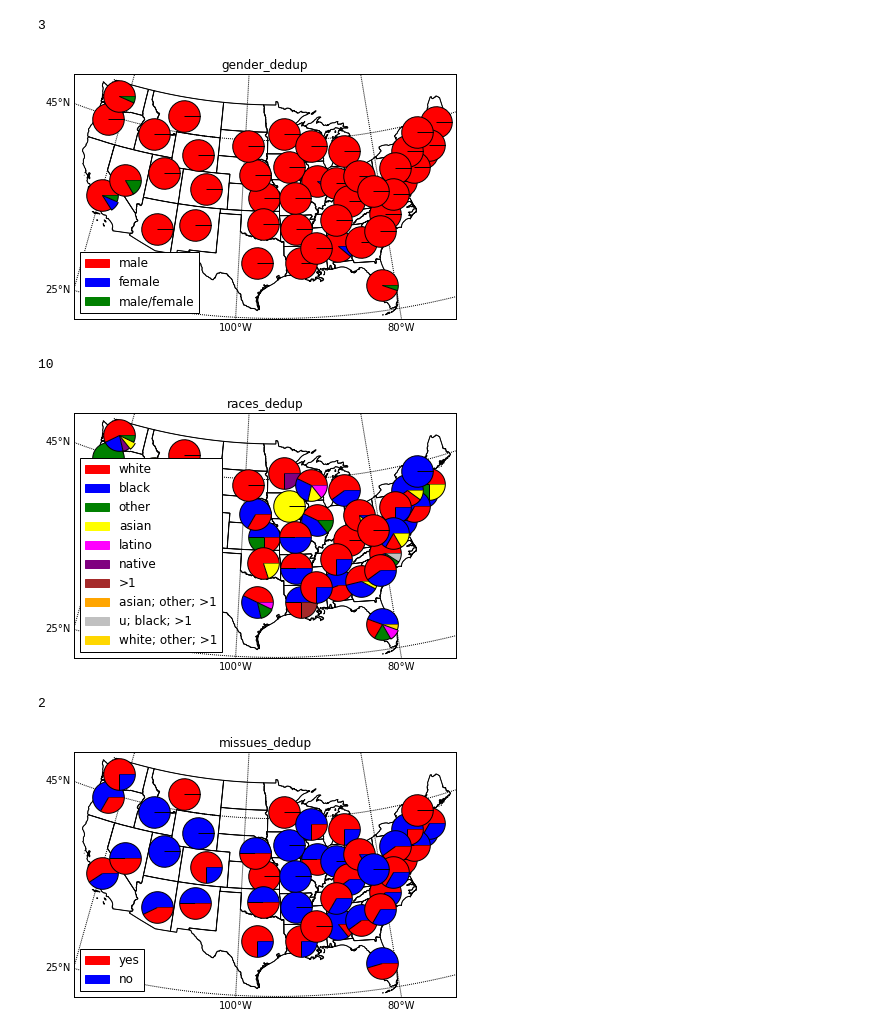
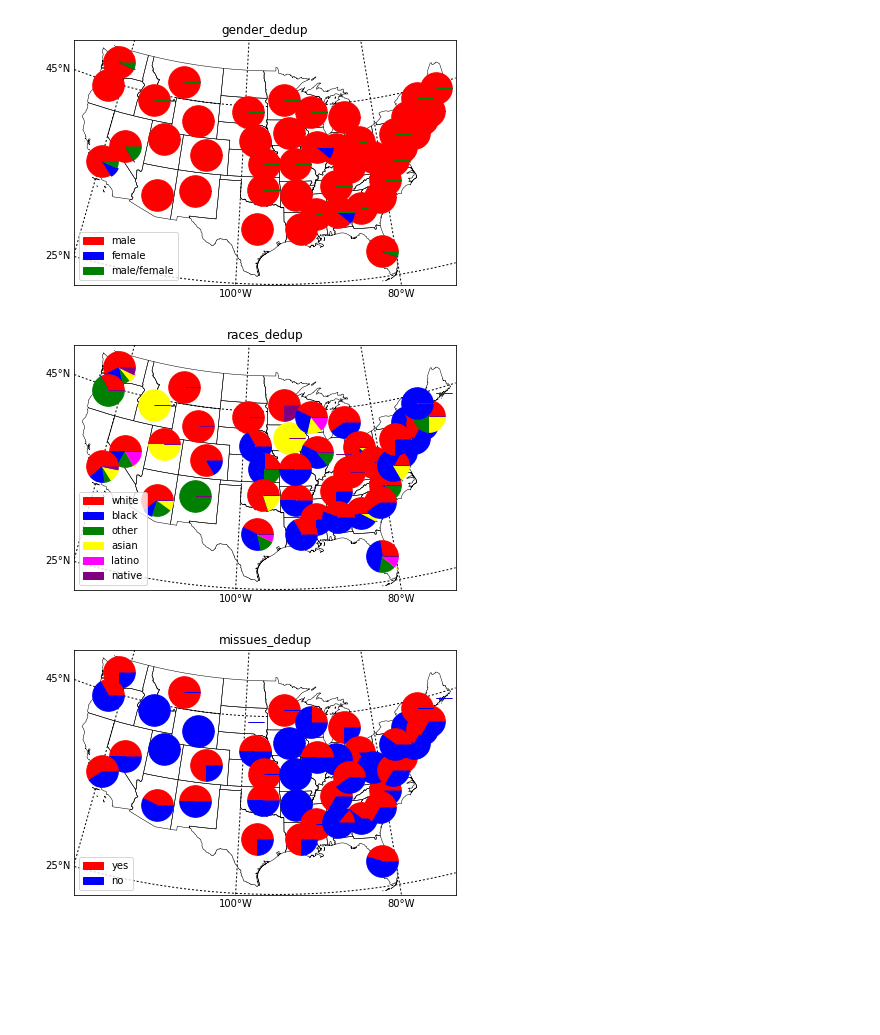
Before and after one commit to BlueEyedHush/us-mass-shootings, a Jupyter notebook: preliminary-analysis/geopiecharts.ipynb, the cells around one changed output. Saved outputs shown, nothing was run; the diff lists cells and outputs as text; code cells hidden in the pictures; blank space fills up the shorter version.

Commit message:
refreshing plots

```diff
--- a/preliminary-analysis/geopiecharts.ipynb
+++ b/preliminary-analysis/geopiecharts.ipynb
@@ -8,11 +11,8 @@ from pie_on_map import plotit
 cols = ['gender_dedup', 'races_dedup', 'missues_dedup']
 # %%
 for c in cols:
-    plotit(c)
+    plotit(c, "")
 # %% [output]
-3
-[figure, old version]
+[figure, new version]
-10
-[figure, old version]
+[figure, new version]
-2
-[figure, old version]
+[figure, new version]
```
Also changed, not shown: parts of 1 cell of this notebook.
